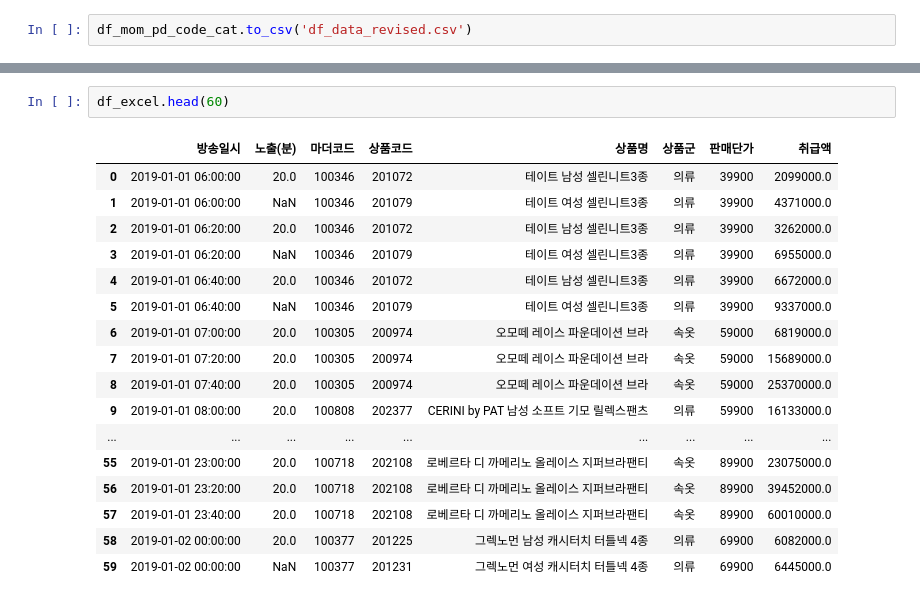
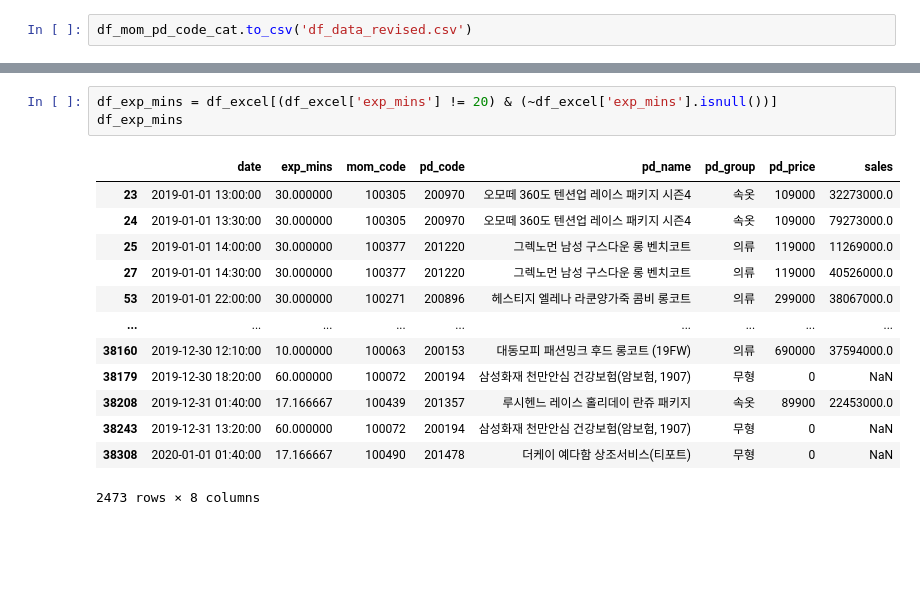
Before and after one commit to Blackraven93/2020_Bigcontest, a Jupyter notebook: python_code/지훈/200804_매출 실적 데이터.ipynb, the cells around one changed output, grey strips where cells are left out. Drawn from its saved outputs; the diff is of its cells as text; blank space fills up the shorter version.

```diff
--- a/python_code/지훈/200804_매출 실적 데이터.ipynb
+++ b/python_code/지훈/200804_매출 실적 데이터.ipynb
@@ -500,20 +457,17 @@ df_excel.iloc[6685:6692,:]
-# %%
-df_excel.head(60)
-# %% [output]
-|  | 방송일시 | 노출(분) | 마더코드 | 상품코드 | 상품명 | 상품군 | 판매단가 | 취급액 |
-| 0 | 2019-01-01 06:00:00 | 20.0 | 100346 | 201072 | 테이트 남성 셀린니트3종 | 의류 | 39900 | 2099000.0 |
-| 1 | 2019-01-01 06:00:00 | NaN | 100346 | 201079 | 테이트 여성 셀린니트3종 | 의류 | 39900 | 4371000.0 |
-| 2 | 2019-01-01 06:20:00 | 20.0 | 100346 | 201072 | 테이트 남성 셀린니트3종 | 의류 | 39900 | 3262000.0 |
-| 3 | 2019-01-01 06:20:00 | NaN | 100346 | 201079 | 테이트 여성 셀린니트3종 | 의류 | 39900 | 6955000.0 |
-| 4 | 2019-01-01 06:40:00 | 20.0 | 100346 | 201072 | 테이트 남성 셀린니트3종 | 의류 | 39900 | 6672000.0 |
-| 5 | 2019-01-01 06:40:00 | NaN | 100346 | 201079 | 테이트 여성 셀린니트3종 | 의류 | 39900 | 9337000.0 |
-| 6 | 2019-01-01 07:00:00 | 20.0 | 100305 | 200974 | 오모떼 레이스 파운데이션 브라 | 속옷 | 59000 | 6819000.0 |
-| 7 | 2019-01-01 07:20:00 | 20.0 | 100305 | 200974 | 오모떼 레이스 파운데이션 브라 | 속옷 | 59000 | 15689000.0 |
-| 8 | 2019-01-01 07:40:00 | 20.0 | 100305 | 200974 | 오모떼 레이스 파운데이션 브라 | 속옷 | 59000 | 25370000.0 |
-| 9 | 2019-01-01 08:00:00 | 20.0 | 100808 | 202377 | CERINI by PAT 남성 소프트 기모 릴렉스팬츠 | 의류 | 59900 | 16133000.0 |
-| ... | ... | ... | ... | ... | ... | ... | ... | ... |
-| 55 | 2019-01-01 23:00:00 | 20.0 | 100718 | 202108 | 로베르타 디 까메리노 올레이스 지퍼브라팬티 | 속옷 | 89900 | 23075000.0 |
-| 56 | 2019-01-01 23:20:00 | 20.0 | 100718 | 202108 | 로베르타 디 까메리노 올레이스 지퍼브라팬티 | 속옷 | 89900 | 39452000.0 |
-| 57 | 2019-01-01 23:40:00 | 20.0 | 100718 | 202108 | 로베르타 디 까메리노 올레이스 지퍼브라팬티 | 속옷 | 89900 | 60010000.0 |
-| 58 | 2019-01-02 00:00:00 | 20.0 | 100377 | 201225 | 그렉노먼 남성 캐시터치 터틀넥 4종 | 의류 | 69900 | 6082000.0 |
-| 59 | 2019-01-02 00:00:00 | NaN | 100377 | 201231 | 그렉노먼 여성 캐시터치 터틀넥 4종 | 의류 | 69900 | 6445000.0 |
+# %%
+df_exp_mins = df_excel[(df_excel['exp_mins'] != 20) & (~df_excel['exp_mins'].isnull())]
+df_exp_mins
+# %% [output]
+|  | date | exp_mins | mom_code | pd_code | pd_name | pd_group | pd_price | sales |
+| 23 | 2019-01-01 13:00:00 | 30.000000 | 100305 | 200970 | 오모떼 360도 텐션업 레이스 패키지 시즌4 | 속옷 | 109000 | 32273000.0 |
+| 24 | 2019-01-01 13:30:00 | 30.000000 | 100305 | 200970 | 오모떼 360도 텐션업 레이스 패키지 시즌4 | 속옷 | 109000 | 79273000.0 |
+| 25 | 2019-01-01 14:00:00 | 30.000000 | 100377 | 201220 | 그렉노먼 남성 구스다운 롱 벤치코트 | 의류 | 119000 | 11269000.0 |
+| 27 | 2019-01-01 14:30:00 | 30.000000 | 100377 | 201220 | 그렉노먼 남성 구스다운 롱 벤치코트 | 의류 | 119000 | 40526000.0 |
+| 53 | 2019-01-01 22:00:00 | 30.000000 | 100271 | 200896 | 헤스티지 엘레나 라쿤양가죽 콤비 롱코트 | 의류 | 299000 | 38067000.0 |
+| ... | ... | ... | ... | ... | ... | ... | ... | ... |
+| 38160 | 2019-12-30 12:10:00 | 10.000000 | 100063 | 200153 | 대동모피 패션밍크 후드 롱코트 (19FW) | 의류 | 690000 | 37594000.0 |
+| 38179 | 2019-12-30 18:20:00 | 60.000000 | 100072 | 200194 | 삼성화재 천만안심 건강보험(암보험, 1907) | 무형 | 0 | NaN |
+| 38208 | 2019-12-31 01:40:00 | 17.166667 | 100439 | 201357 | 루시헨느 레이스 홀리데이 란쥬 패키지 | 속옷 | 89900 | 22453000.0 |
+| 38243 | 2019-12-31 13:20:00 | 60.000000 | 100072 | 200194 | 삼성화재 천만안심 건강보험(암보험, 1907) | 무형 | 0 | NaN |
+| 38308 | 2020-01-01 01:40:00 | 17.166667 | 100490 | 201478 | 더케이 예다함 상조서비스(티포트) | 무형 | 0 | NaN |
+2473 rows × 8 columns
```
Also changed, not shown: parts of 14 cells of this notebook.
